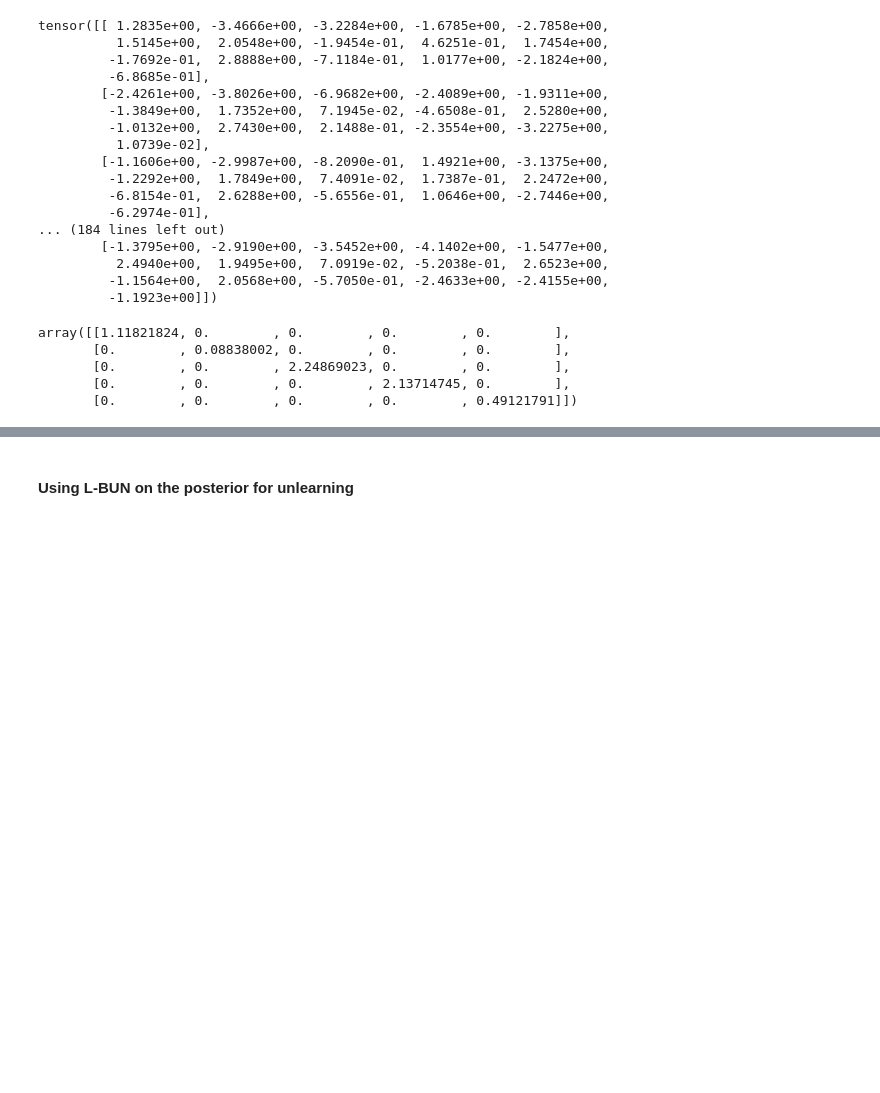
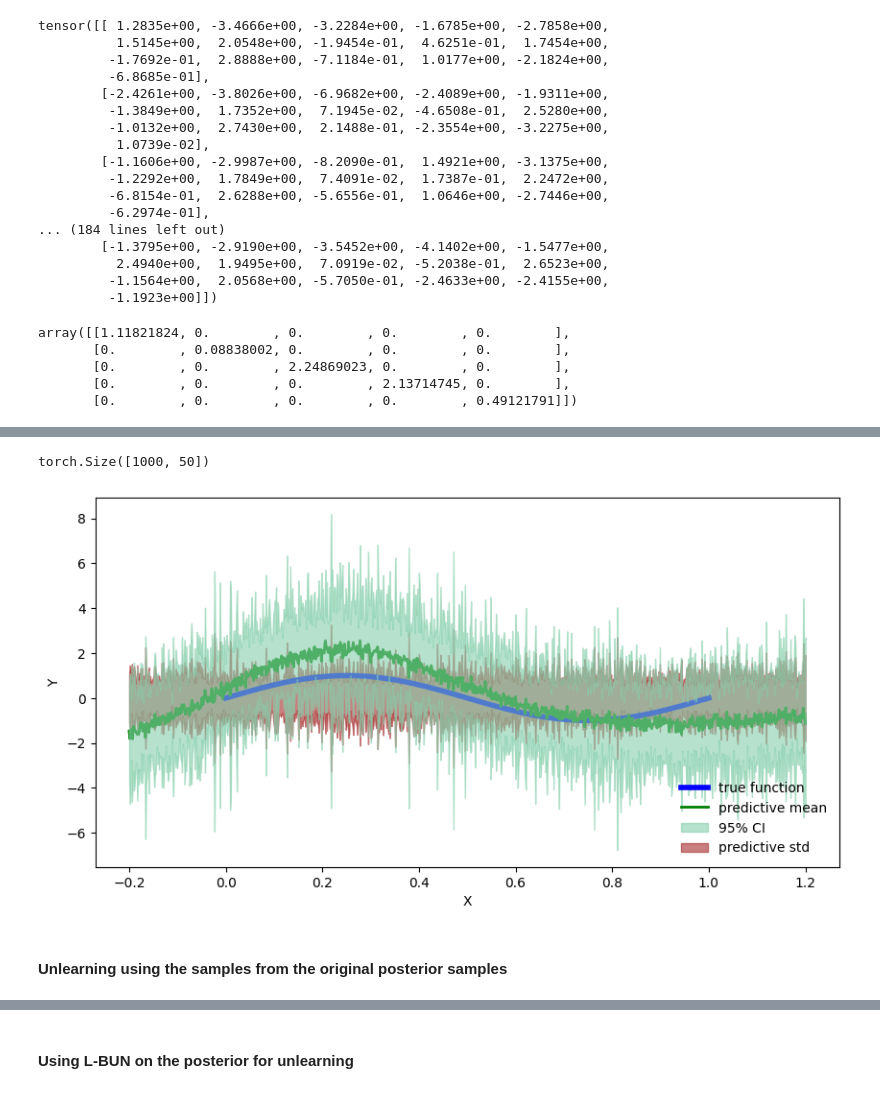
Before and after one commit to Kalash0309/Bayesian_Unlearning, a Jupyter notebook: Nokzendi/pyro_reg.ipynb, the cells around one changed output, grey strips where cells are left out. Cells and saved outputs as stored; diff of their text form; code cells hidden in the pictures; blank space fills up the shorter version.

Commit message:
Posterior Parameterization

```diff
--- a/Nokzendi/pyro_reg.ipynb
+++ b/Nokzendi/pyro_reg.ipynb
@@ -297,0 +346,11 @@ array([[1.11821824, 0.        , 0.        , 0.        , 0.        ],
+# %%
+# Convert the numpy arrays to tensors
+layer1weight_mean = torch.tensor(layer1weight_mean, dtype = torch.float)
+layer1bias_mean = torch.tensor(layer1bias_mean, dtype = torch.float)
+layer2weight_mean = torch.tensor(layer2weight_mean, dtype = torch.float)
+layer2bias_mean = torch.tensor(layer2bias_mean, dtype = torch.float)
+
+layer1weight_cov = torch.tensor(full_cov_vals[0], dtype = torch.float)
+layer1bias_cov = torch.tensor(full_cov_vals[1], dtype = torch.float)
+layer2weight_cov = torch.tensor(full_cov_vals[2], dtype = torch.float)
+layer2bias_cov = torch.tensor(full_cov_vals[3], dtype = torch.float)
@@ -297,0 +412,7 @@ array([[1.11821824, 0.        , 0.        , 0.        , 0.        ],
+# %%
+res = {'obs': torch.tensor([], dtype=torch.float)}
+
+for i in range(50):
+    res['obs'] = torch.cat((res['obs'], laplace_model(x_test).reshape(-1, 1)), 1)
+
+res
@@ -298,3 +427,34 @@ array([[1.11821824, 0.        , 0.        , 0.        , 0.        ],
+# %%
+res['obs'].shape
+# %% [output]
+torch.Size([1000, 50])
+# %%
+# Invert the shape of res['obs'] to get the shape (50, 1000)
+res['obs'] = res['obs'].T
+# %%
+def plot_predictions(preds):
+    y_pred = preds['obs'].T.detach().numpy().mean(axis=1)
+    y_std = preds['obs'].T.detach().numpy().std(axis=1)
+
+    fig, ax = plt.subplots(figsize=(10, 5))
+    plt.xlabel("X")
+    plt.ylabel("Y")
+
+    ax.plot(X, y_true, 'b-', linewidth=4, label="true function")
+    # ax.plot(X_retained, y_retained, 'ko', markersize=4, label="observations")
+    ax.plot(x_test, y_pred, 'g-', linewidth=2, color="green", label="predictive mean")
+    ax.fill_between(x_test, y_pred - 2 * y_std, y_pred + 2 * y_std, alpha=0.6, color='#86cfac', zorder=5, label = "95% CI")
+
+    # Plot the standard deviation of the predictions independently as a trace plot
+    ax.fill_between(x_test, -y_std, y_std, alpha=0.6, color='brown', label = "predictive std")
+
+    plt.legend(loc=4, frameon=False)
+
+plot_predictions(res)
+# %% [output]
+[figure, added]
+# %% [markdown]
+#### Unlearning using the samples from the original posterior samples
 # %%
 class UnlearningNeuralNet(PyroModule):
     def __init__(self, in_dim=1, out_dim=1, hid_dim=5):
```
Also changed, not shown: parts of 16 cells of this notebook.
